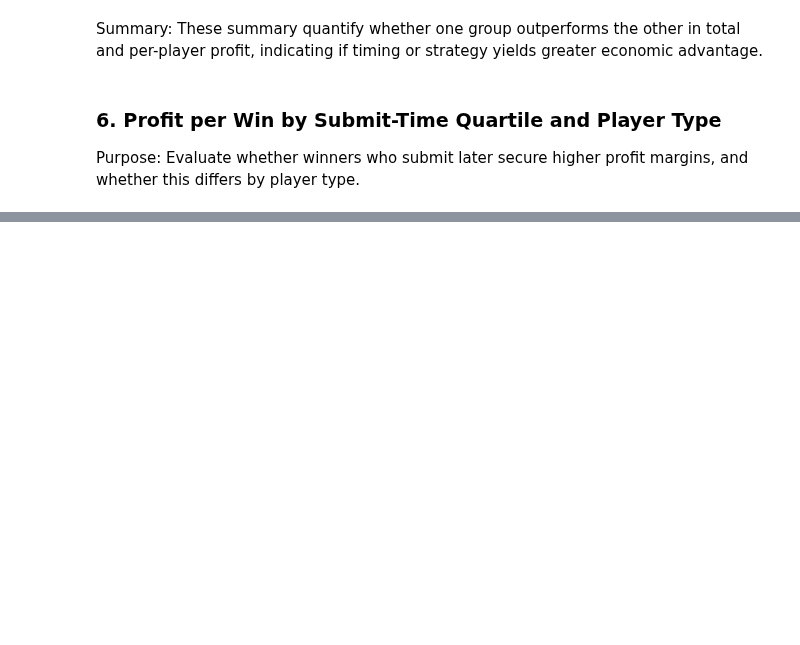
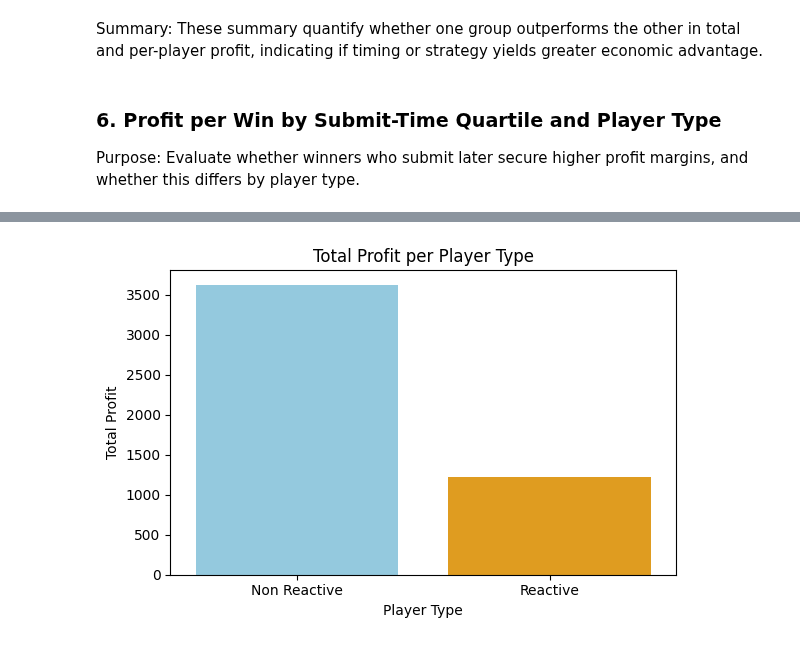
Before and after one commit to krzhang/camcos, a Jupyter notebook: simulations/builder_auctions/Sim_Result_Visualization.ipynb, the cells around one changed output, grey strips where cells are left out. Saved outputs shown, nothing was run; the diff lists cells and outputs as text; code cells hidden in the pictures; blank space fills up the shorter version.

```diff
--- a/simulations/builder_auctions/Sim_Result_Visualization.ipynb
+++ b/simulations/builder_auctions/Sim_Result_Visualization.ipynb
@@ -275,0 +278,17 @@ plt.show()
+# %%
+# Map player type from 'reactive' boolean
+df['type'] = df['reactive'].map({True: 'Reactive', False: 'Non Reactive'})
+
+# Group and sum total profit by player type
+total_profit_by_type = df.groupby('type')['profit'].sum().reset_index()
+
+# Plot
+plt.figure(figsize=(6, 4))
+sns.barplot(data=total_profit_by_type, x='type', y='profit', palette=['skyblue', 'orange'])
+plt.title('Total Profit per Player Type')
+plt.xlabel('Player Type')
+plt.ylabel('Total Profit')
+plt.tight_layout()
+plt.show()
+# %% [output]
+[figure, added]
```
Also changed, not shown: parts of 7 cells of this notebook, 6 other files.
